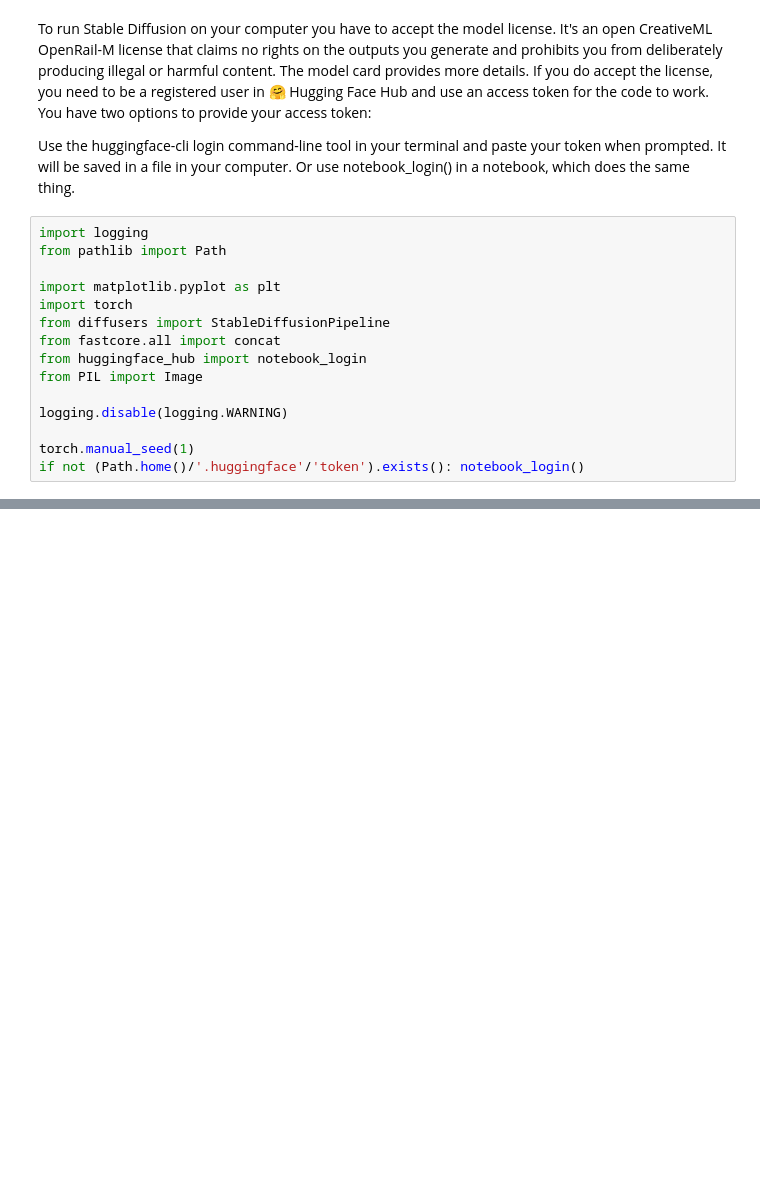
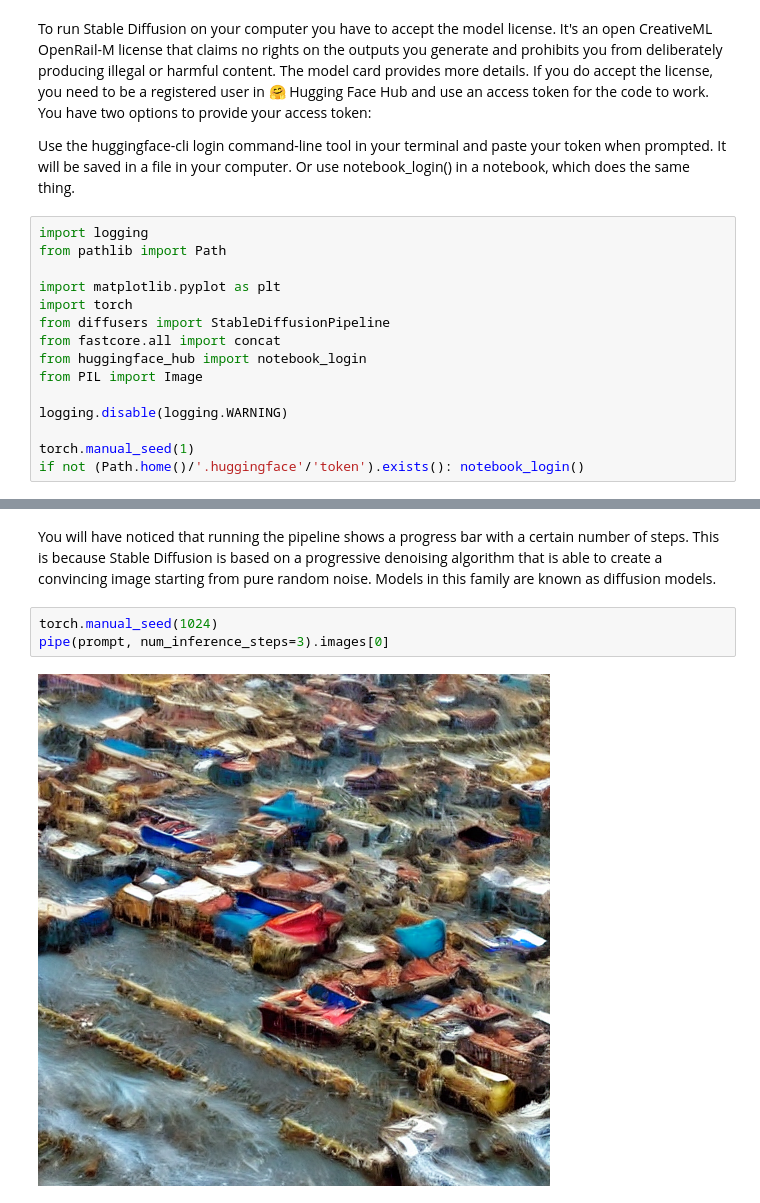
Before and after one commit to afortuny/StableDifusion, a Jupyter notebook: Stable_Diffusion_Deep_Dive.ipynb, the cells around one changed output, grey strips where cells are left out. Saved outputs shown, nothing was run; the diff lists cells and outputs as text; blank space fills up the shorter version.

```diff
--- a/Stable_Diffusion_Deep_Dive.ipynb
+++ b/Stable_Diffusion_Deep_Dive.ipynb
@@ -56,0 +76,7 @@ ModuleNotFoundError: ignored
+# %% [markdown]
+You will have noticed that running the pipeline shows a progress bar with a certain number of steps. This is because Stable Diffusion is based on a progressive denoising algorithm that is able to create a convincing image starting from pure random noise. Models in this family are known as diffusion models.
+# %%
+torch.manual_seed(1024)
+pipe(prompt, num_inference_steps=3).images[0]
+# %% [output]
+[figure, added]
```
Also changed, not shown: parts of 9 cells of this notebook.
